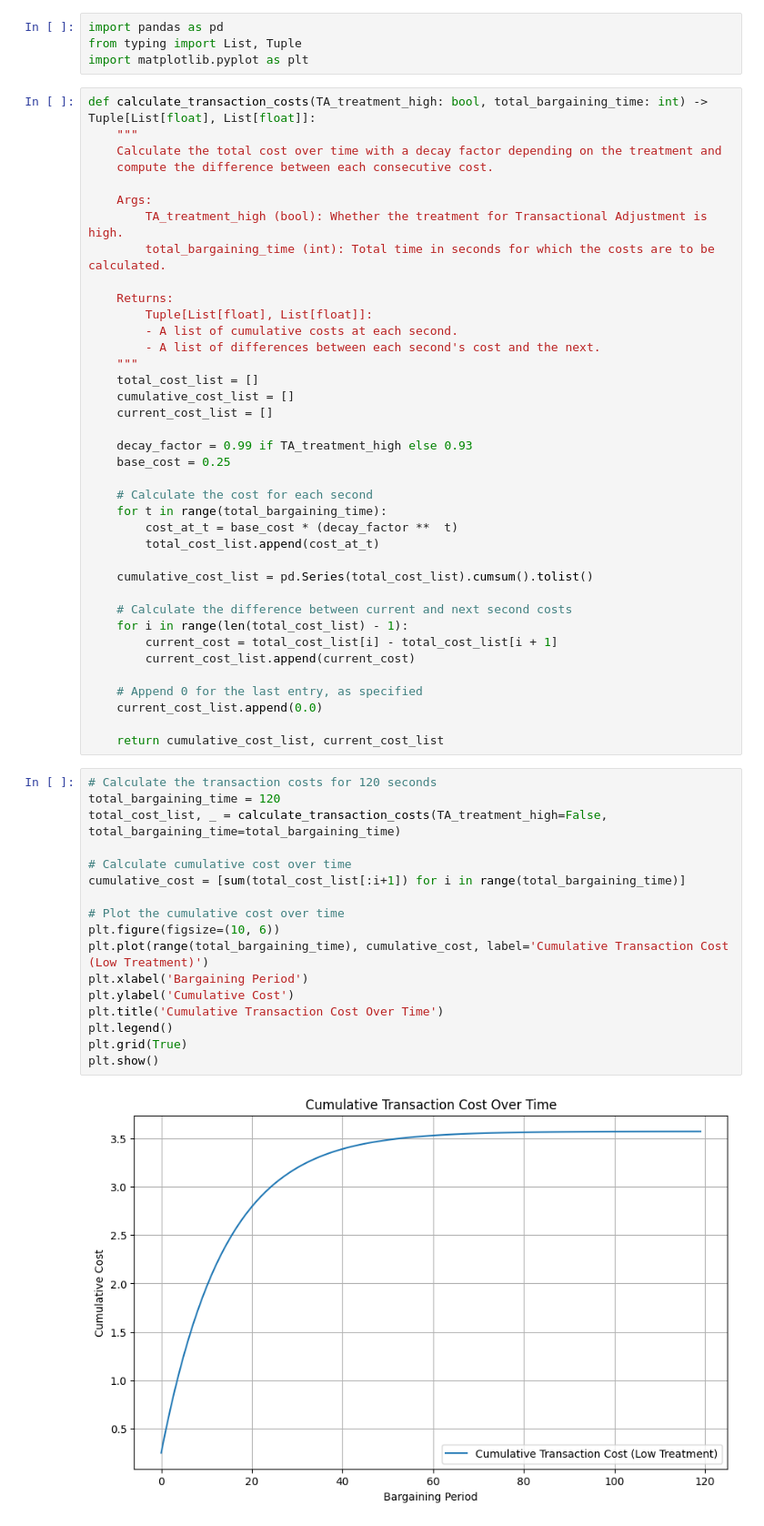
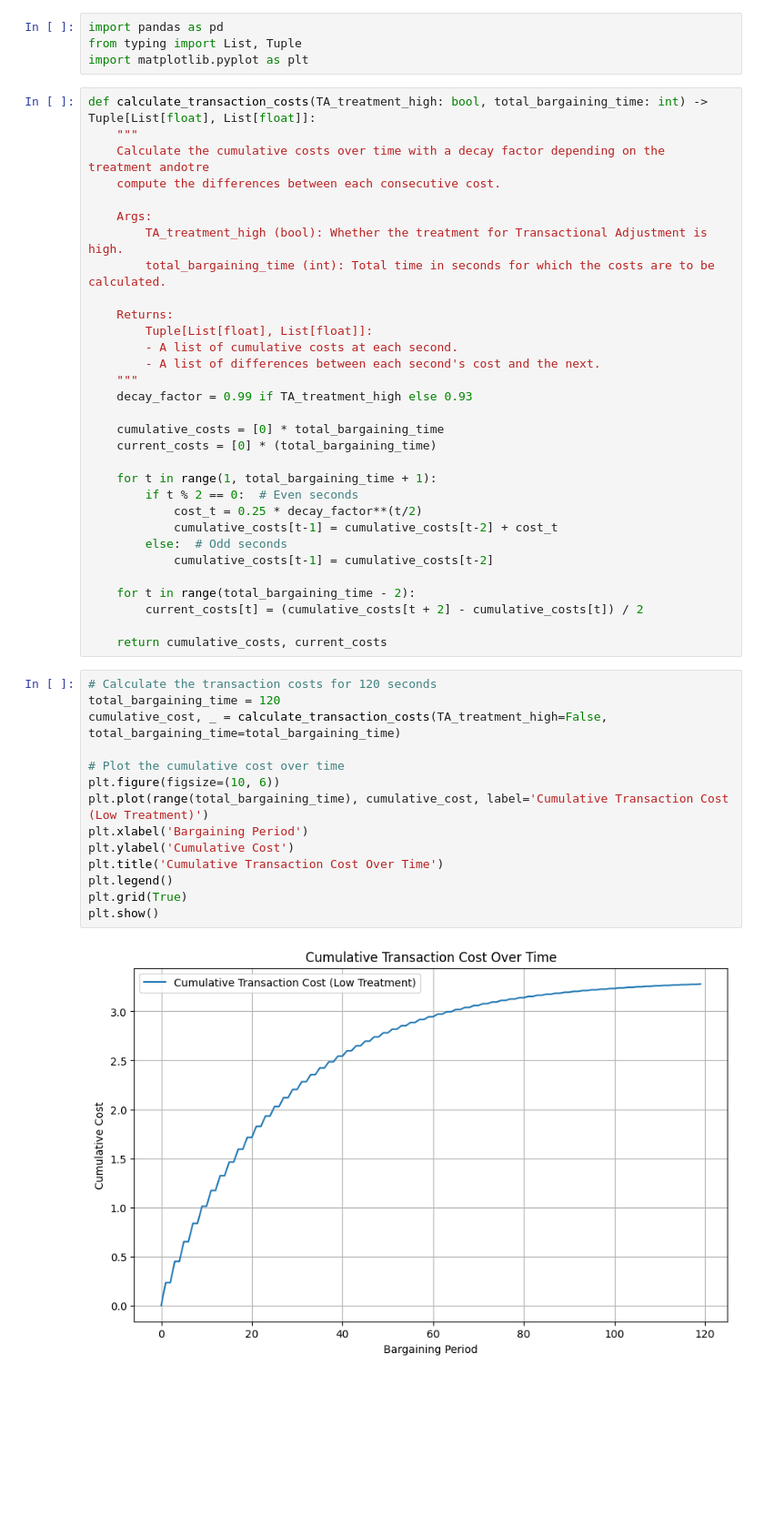
Before and after one commit to NicolasRoever/bargaining_experiment, a Jupyter notebook: sandbox.ipynb, the cells around one changed output. Shown: that part at 91% size. Drawn from its saved outputs; the diff is of its cells as text; blank space fills up the shorter version.

```diff
--- a/sandbox.ipynb
+++ b/sandbox.ipynb
@@ -5,8 +5,8 @@ import matplotlib.pyplot as plt
 # %%
 def calculate_transaction_costs(TA_treatment_high: bool, total_bargaining_time: int) -> Tuple[List[float], List[float]]:
     """
-    Calculate the total cost over time with a decay factor depending on the treatment and
-    compute the difference between each consecutive cost.
+    Calculate the cumulative costs over time with a decay factor depending on the treatment andotre
+    compute the differences between each consecutive cost.
 
     Args:
         TA_treatment_high (bool): Whether the treatment for Transactional Adjustment is high.
@@ -17,45 +17,35 @@ def calculate_transaction_costs(TA_treatment_high: bool, total_bargaining_time:
         - A list of cumulative costs at each second.
         - A list of differences between each second's cost and the next.
     """
-    total_cost_list = []
-    cumulative_cost_list = []
-    current_cost_list = []
+    decay_factor = 0.99 if TA_treatment_high else 0.93
 
-    decay_factor = 0.99 if TA_treatment_high else 0.93
-    base_cost = 0.25
+    cumulative_costs = [0] * total_bargaining_time
+    current_costs = [0] * (total_bargaining_time)
 
-    # Calculate the cost for each second
-    for t in range(total_bargaining_time):
-        cost_at_t = base_cost * (decay_factor **  t)
-        total_cost_list.append(cost_at_t)
+    for t in range(1, total_bargaining_time + 1):
+        if t % 2 == 0:  # Even seconds
+            cost_t = 0.25 * decay_factor**(t/2)
+            cumulative_costs[t-1] = cumulative_costs[t-2] + cost_t
+        else:  # Odd seconds
+            cumulative_costs[t-1] = cumulative_costs[t-2]
 
-    cumulative_cost_list = pd.Series(total_cost_list).cumsum().tolist()
+    for t in range(total_bargaining_time - 2):
+        current_costs[t] = (cumulative_costs[t + 2] - cumulative_costs[t]) / 2
 
-    # Calculate the difference between current and next second costs
-    for i in range(len(total_cost_list) - 1):
-        current_cost = total_cost_list[i] - total_cost_list[i + 1]
-        current_cost_list.append(current_cost)
-
-    # Append 0 for the last entry, as specified
-    current_cost_list.append(0.0)
-
-    return cumulative_cost_list, current_cost_list
+    return cumulative_costs, current_costs
 # %%
 # Calculate the transaction costs for 120 seconds
 total_bargaining_time = 120
-total_cost_list, _ = calculate_transaction_costs(TA_treatment_high=False, total_bargaining_time=total_bargaining_time)
-
-# Calculate cumulative cost over time
-cumulative_cost = [sum(total_cost_list[:i+1]) for i in range(total_bargaining_time)]
+cumulative_cost, _ = calculate_transaction_costs(TA_treatment_high=False, total_bargaining_time=total_bargaining_time)
 
 # Plot the cumulative cost over time
 plt.figure(figsize=(10, 6))
 plt.plot(range(total_bargaining_time), cumulative_cost, label='Cumulative Transaction Cost (Low Treatment)')
 plt.xlabel('Bargaining Period')
 plt.ylabel('Cumulative Cost')
 plt.title('Cumulative Transaction Cost Over Time')
 plt.legend()
 plt.grid(True)
 plt.show()
 # %% [output]
-[figure, old version]
+[figure, new version]
```
Also changed, not shown: 6 other files.
